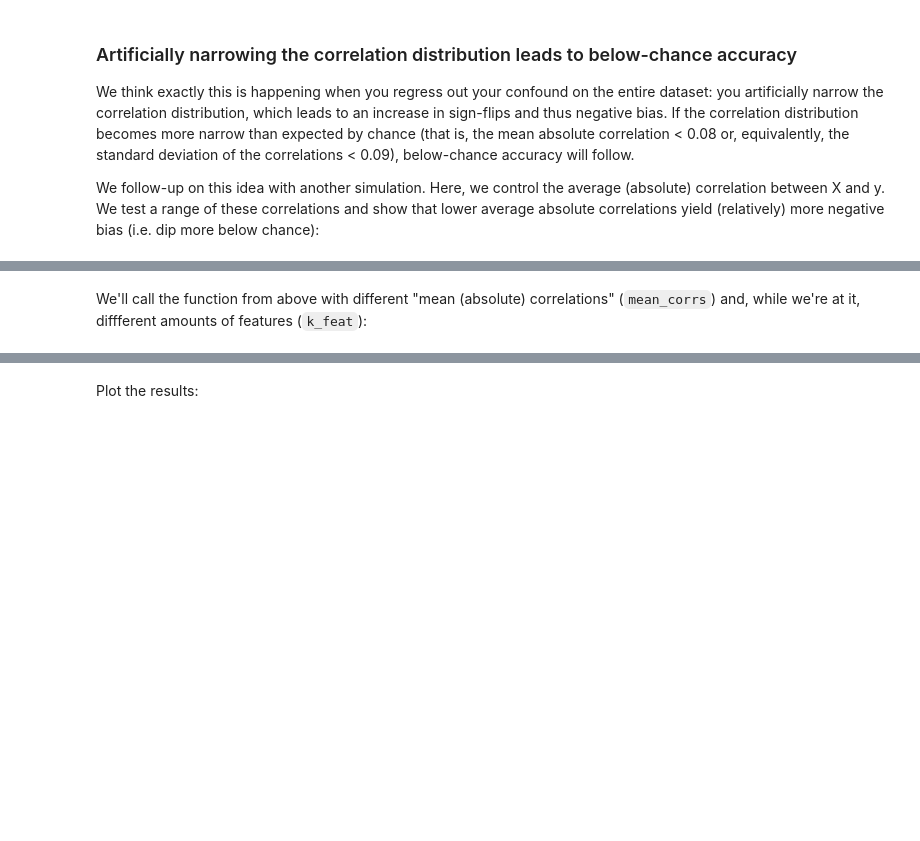
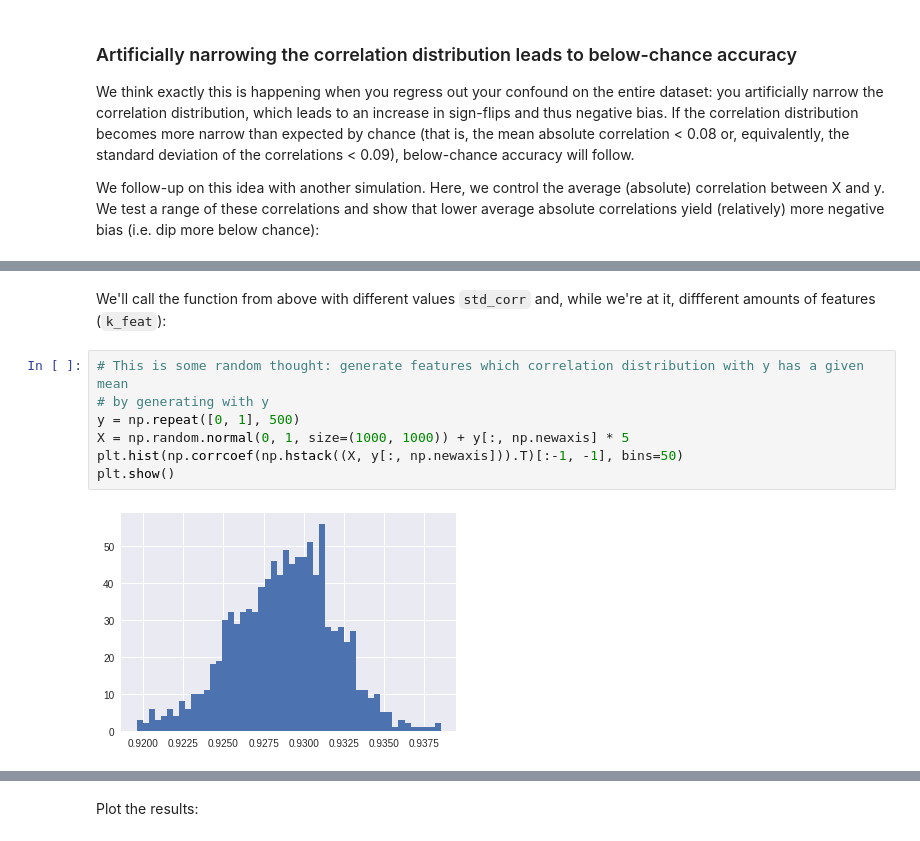
Before and after one commit to lukassnoek/MVCA, a Jupyter notebook: analyses/simulation_confound_strategies.ipynb, the cells around one changed output, grey strips where cells are left out. Cells and saved outputs as stored; diff of their text form; blank space fills up the shorter version.

```diff
--- a/analyses/simulation_confound_strategies.ipynb
+++ b/analyses/simulation_confound_strategies.ipynb
@@ -222,5 +269,14 @@ def simulate_and_classify_data_constrained(n_sims, n_samp, k_feat, n_folds, mean
 
     return acc
 # %% [markdown]
-We'll call the function from above with different "mean (absolute) correlations" (`mean_corrs`) and, while we're at it, diffferent amounts of features (`k_feat`):
+We'll call the function from above with different values `std_corr` and, while we're at it, diffferent amounts of features (`k_feat`):
+# %%
+# This is some random thought: generate features which correlation distribution with y has a given mean
+# by generating with y
+y = np.repeat([0, 1], 500)
+X = np.random.normal(0, 1, size=(1000, 1000)) + y[:, np.newaxis] * 5
+plt.hist(np.corrcoef(np.hstack((X, y[:, np.newaxis])).T)[:-1, -1], bins=50)
+plt.show()
+# %% [output]
+[figure, added]
 # %%
```
Also changed, not shown: parts of 17 cells of this notebook, 1 other file.
